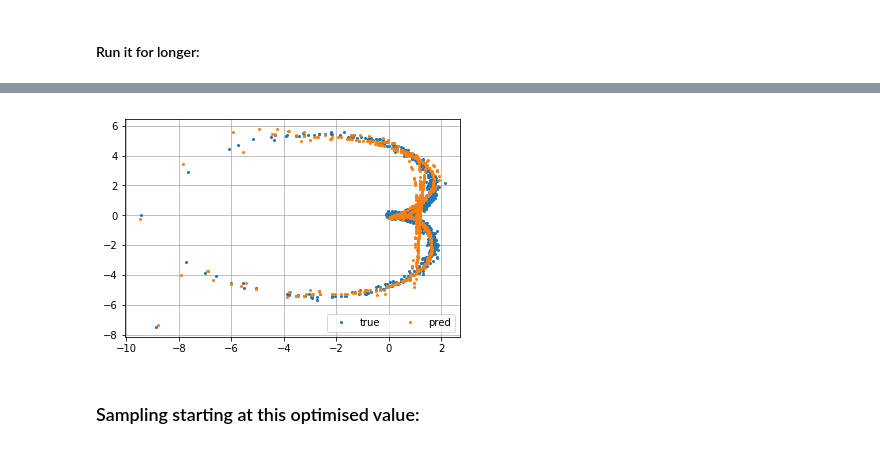
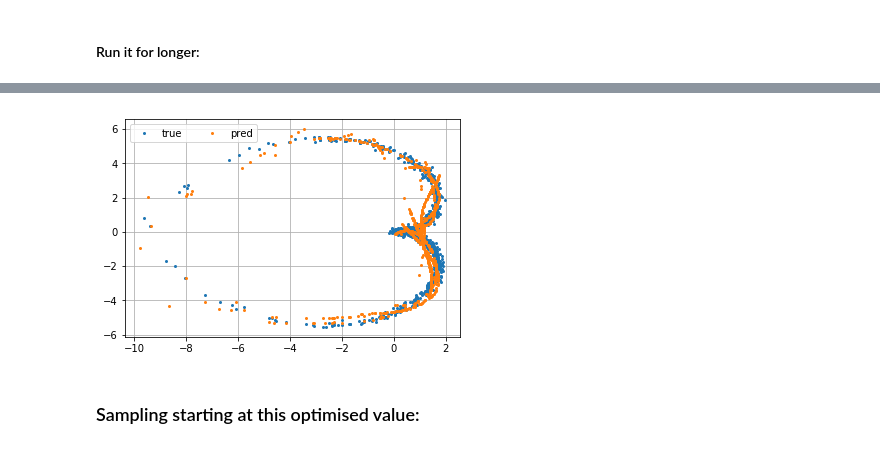
Before and after one commit to deborsheesen/Bayesian-NN-dimension-reduction, a Jupyter notebook: HMC.ipynb, the cells around one changed output, grey strips where cells are left out. Drawn from its saved outputs; the diff is of its cells as text; code cells hidden in the pictures.

```diff
--- a/HMC.ipynb
+++ b/HMC.ipynb
@@ -164,8 +167,8 @@ Epoch: 1000000, loss: 0.0560, time: 2480.6 sec
 # %%
-ypred = nn_model(x)
+ypred = nn_model_optim2(x_optim)
 plt.plot(list(ytrue[:,0]), list(ytrue[:,1]), 'o', markersize=2, label="true")
 plt.plot(list(ypred[:,0]), list(ypred[:,1]), 'o', markersize=2, label="pred")
 plt.legend(ncol=2)
 plt.grid(True)
 # %% [output]
-[figure, old version]
+[figure, new version]
```
Also changed, not shown: parts of 15 cells of this notebook.
